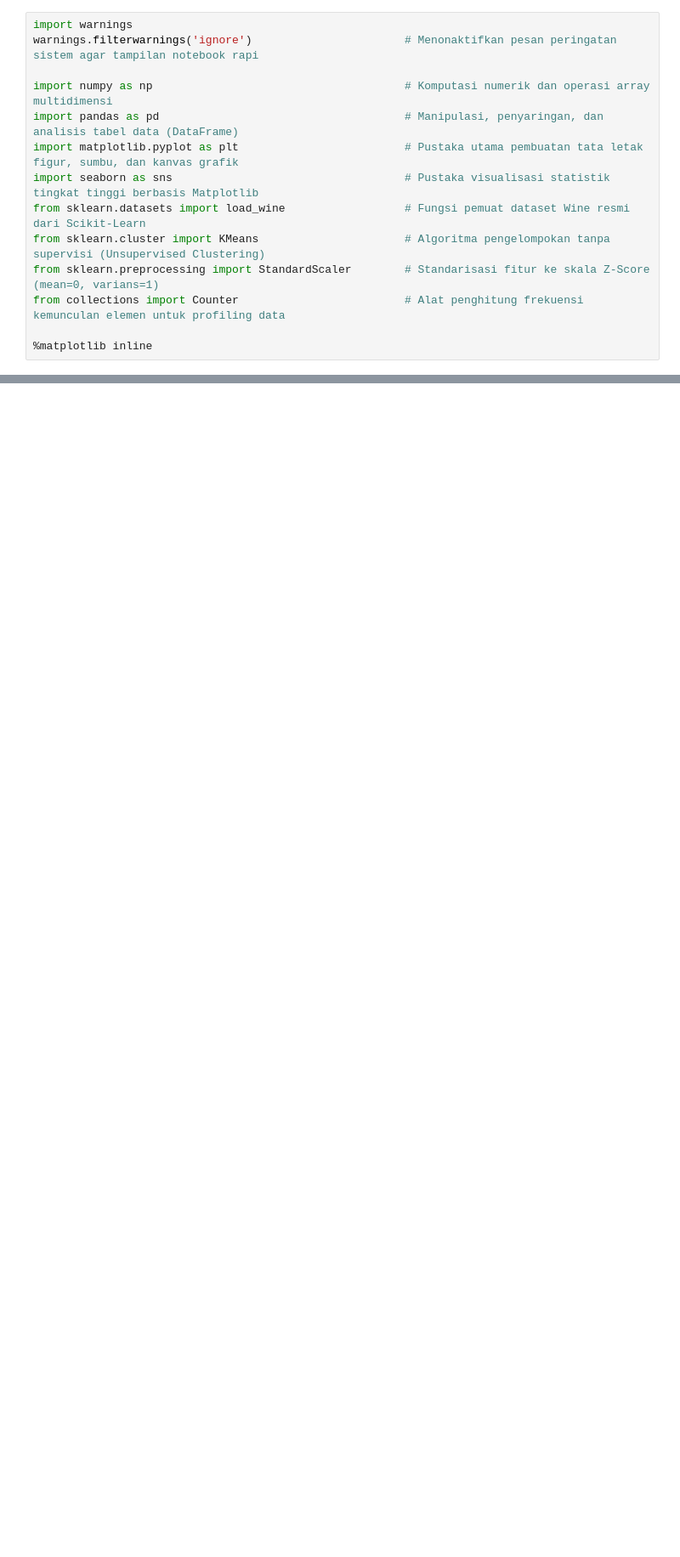
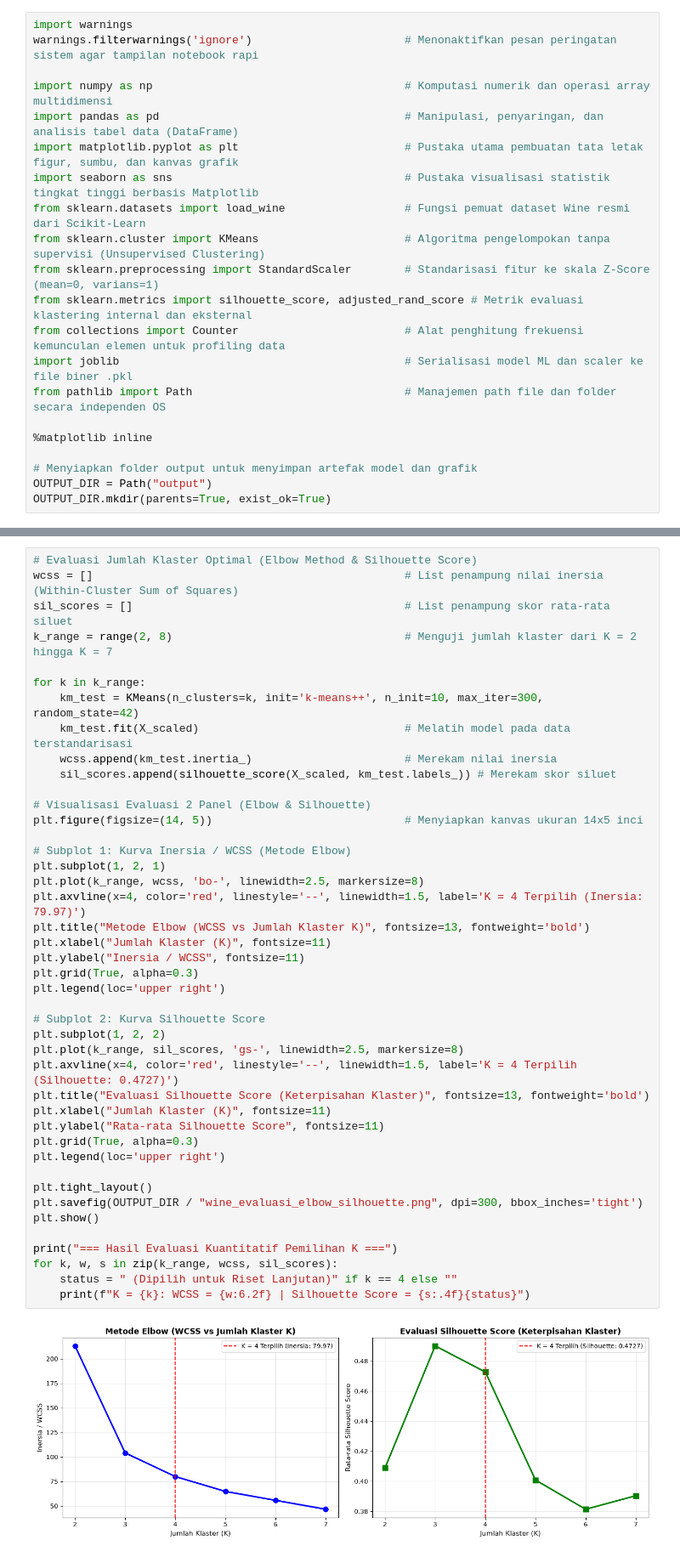
Before and after one commit to 10040818/associate_data_scientist_world_demographic_clustering, a Jupyter notebook: 2_Klasterisasi Kmeans Wine.ipynb, the cells around one changed output, grey strips where cells are left out. Shown at 85% size. Drawn from its saved outputs; the diff is of its cells as text; blank space fills up the shorter version.

```diff
--- a/2_Klasterisasi Kmeans Wine.ipynb
+++ b/2_Klasterisasi Kmeans Wine.ipynb
@@ -52,9 +52,16 @@ import seaborn as sns                                   # Pustaka visualisasi st
 from sklearn.datasets import load_wine                  # Fungsi pemuat dataset Wine resmi dari Scikit-Learn
 from sklearn.cluster import KMeans                      # Algoritma pengelompokan tanpa supervisi (Unsupervised Clustering)
 from sklearn.preprocessing import StandardScaler        # Standarisasi fitur ke skala Z-Score (mean=0, varians=1)
+from sklearn.metrics import silhouette_score, adjusted_rand_score # Metrik evaluasi klastering internal dan eksternal
 from collections import Counter                         # Alat penghitung frekuensi kemunculan elemen untuk profiling data
+import joblib                                           # Serialisasi model ML dan scaler ke file biner .pkl
+from pathlib import Path                                # Manajemen path file dan folder secara independen OS
 
 %matplotlib inline
+
+# Menyiapkan folder output untuk menyimpan artefak model dan grafik
+OUTPUT_DIR = Path("output")
+OUTPUT_DIR.mkdir(parents=True, exist_ok=True)
 # %% [markdown]
 ---
 ## Tahap 1: Memuat Dataset Wine & Seleksi Fitur Utama
@@ -491,0 +324,45 @@ Program selesai.
+# %%
+# Evaluasi Jumlah Klaster Optimal (Elbow Method & Silhouette Score)
+wcss = []                                               # List penampung nilai inersia (Within-Cluster Sum of Squares)
+sil_scores = []                                         # List penampung skor rata-rata siluet
+k_range = range(2, 8)                                   # Menguji jumlah klaster dari K = 2 hingga K = 7
+
+for k in k_range:
+    km_test = KMeans(n_clusters=k, init='k-means++', n_init=10, max_iter=300, random_state=42)
+    km_test.fit(X_scaled)                               # Melatih model pada data terstandarisasi
+    wcss.append(km_test.inertia_)                       # Merekam nilai inersia
+    sil_scores.append(silhouette_score(X_scaled, km_test.labels_)) # Merekam skor siluet
+
+# Visualisasi Evaluasi 2 Panel (Elbow & Silhouette)
+plt.figure(figsize=(14, 5))                             # Menyiapkan kanvas ukuran 14x5 inci
+
+# Subplot 1: Kurva Inersia / WCSS (Metode Elbow)
+plt.subplot(1, 2, 1)
+plt.plot(k_range, wcss, 'bo-', linewidth=2.5, markersize=8)
+plt.axvline(x=4, color='red', linestyle='--', linewidth=1.5, label='K = 4 Terpilih (Inersia: 79.97)')
+plt.title("Metode Elbow (WCSS vs Jumlah Klaster K)", fontsize=13, fontweight='bold')
+plt.xlabel("Jumlah Klaster (K)", fontsize=11)
+plt.ylabel("Inersia / WCSS", fontsize=11)
+plt.grid(True, alpha=0.3)
+plt.legend(loc='upper right')
+
+# Subplot 2: Kurva Silhouette Score
+plt.subplot(1, 2, 2)
+plt.plot(k_range, sil_scores, 'gs-', linewidth=2.5, markersize=8)
+plt.axvline(x=4, color='red', linestyle='--', linewidth=1.5, label='K = 4 Terpilih (Silhouette: 0.4727)')
+plt.title("Evaluasi Silhouette Score (Keterpisahan Klaster)", fontsize=13, fontweight='bold')
+plt.xlabel("Jumlah Klaster (K)", fontsize=11)
+plt.ylabel("Rata-rata Silhouette Score", fontsize=11)
+plt.grid(True, alpha=0.3)
+plt.legend(loc='upper right')
+
+plt.tight_layout()
+plt.savefig(OUTPUT_DIR / "wine_evaluasi_elbow_silhouette.png", dpi=300, bbox_inches='tight')
+plt.show()
+
+print("=== Hasil Evaluasi Kuantitatif Pemilihan K ===")
+for k, w, s in zip(k_range, wcss, sil_scores):
+    status = " (Dipilih untuk Riset Lanjutan)" if k == 4 else ""
+    print(f"K = {k}: WCSS = {w:6.2f} | Silhouette Score = {s:.4f}{status}")
+# %% [output]
+[figure, added]
```
Also changed, not shown: parts of 20 cells of this notebook.
